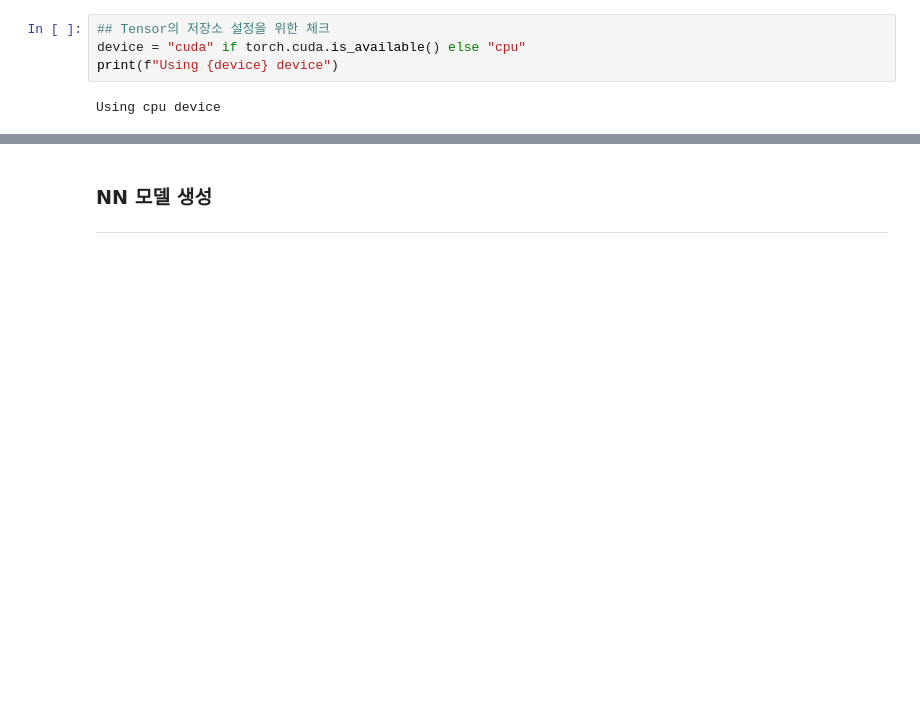
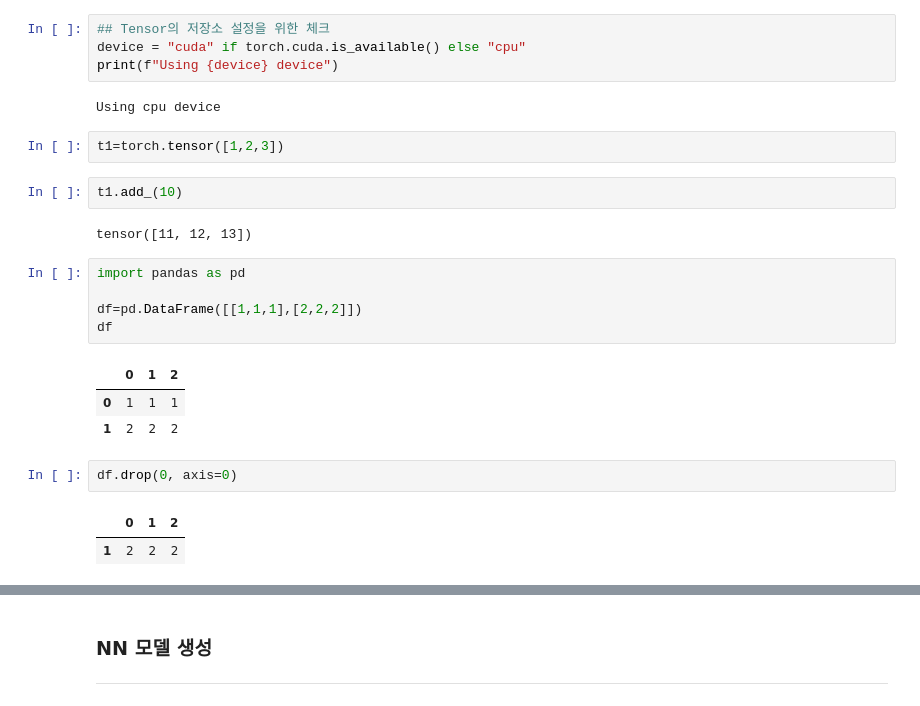
Before and after one commit to HoJin1014/KNU-BIGDATA-study, a Jupyter notebook: 2022.09.23/ex_pytorch_ann.ipynb, the cells around one changed output, grey strips where cells are left out. Drawn from its saved outputs; the diff is of its cells as text; blank space fills up the shorter version.

```diff
--- a/2022.09.23/ex_pytorch_ann.ipynb
+++ b/2022.09.23/ex_pytorch_ann.ipynb
@@ -16,3 +16,23 @@ device = "cuda" if torch.cuda.is_available() else "cpu"
 print(f"Using {device} device")
 # %% [output]
 Using cpu device
+# %%
+t1=torch.tensor([1,2,3])
+# %%
+t1.add_(10)
+# %% [output]
+tensor([11, 12, 13])
+# %%
+import pandas as pd
+
+df=pd.DataFrame([[1,1,1],[2,2,2]])
+df
+# %% [output]
+|  | 0 | 1 | 2 |
+| 0 | 1 | 1 | 1 |
+| 1 | 2 | 2 | 2 |
+# %%
+df.drop(0, axis=0)
+# %% [output]
+|  | 0 | 1 | 2 |
+| 1 | 2 | 2 | 2 |
```
Also changed, not shown: parts of 10 cells of this notebook.
